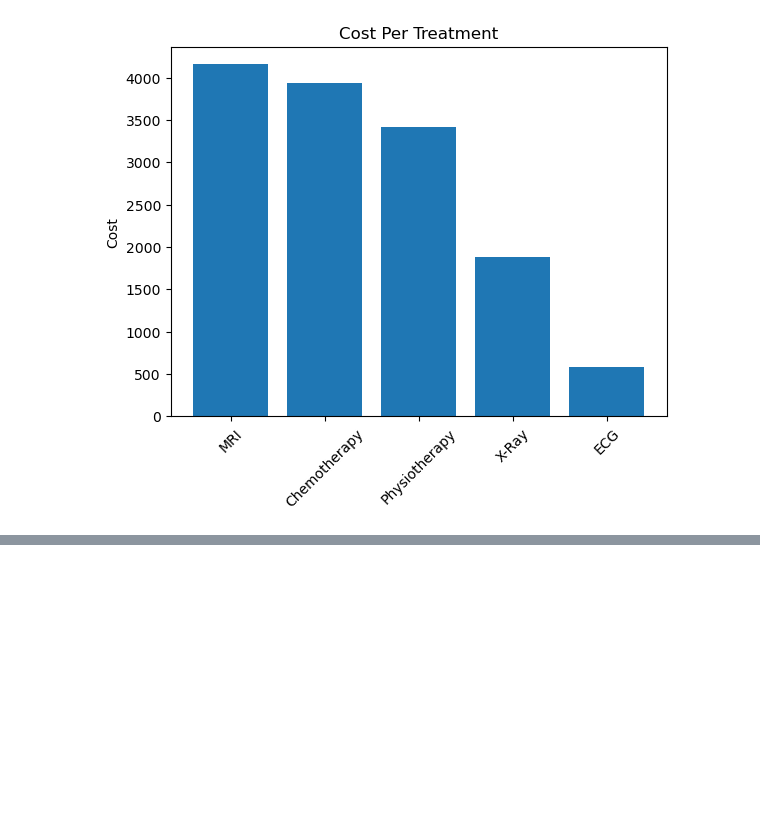
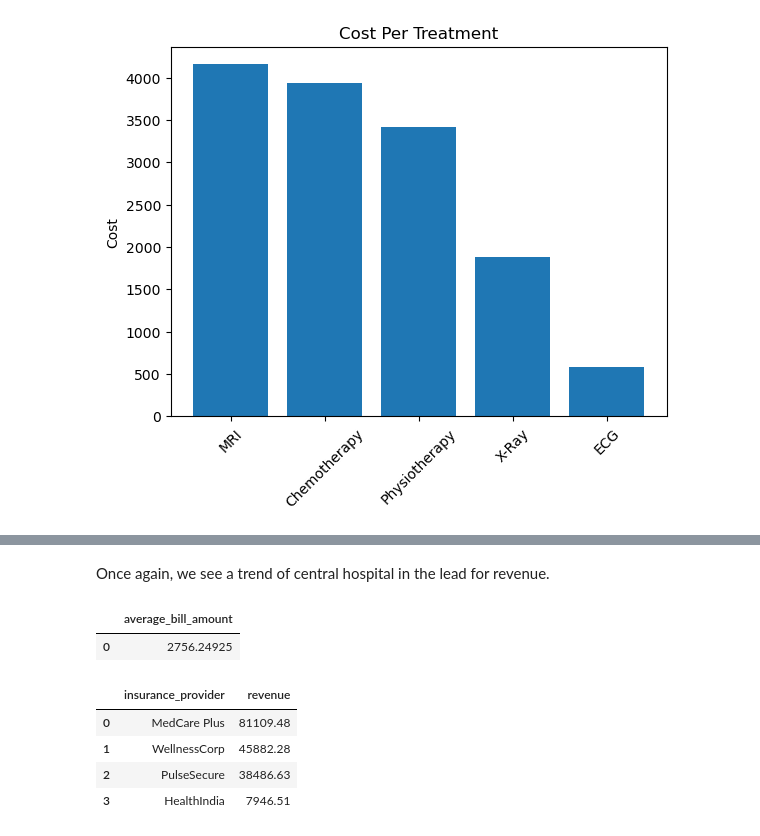
Before and after one commit to Djohnson1313/hospital_operations_intelligence, a Jupyter notebook: hospital_operations_analysis.ipynb, the cells around one changed output, grey strips where cells are left out. Cells and saved outputs as stored; diff of their text form; code cells hidden in the pictures; blank space fills up the shorter version.

```diff
--- a/hospital_operations_analysis.ipynb
+++ b/hospital_operations_analysis.ipynb
@@ -1105,0 +1149,28 @@ plt.show();
+# %% [markdown]
+Once again, we see a trend of central hospital in the lead for revenue.
+# %%
+pd.read_sql('''
+select avg(amount) as average_bill_amount
+from billing
+''', conn)
+# %% [output]
+|  | average_bill_amount |
+| 0 | 2756.24925 |
+# %%
+ins_revenue = pd.read_sql('''
+select insurance_provider, sum(amount) as revenue
+from patients as p
+join billing as b
+on p.patient_id = b.patient_id
+where payment_status = 'Paid'
+group by insurance_provider
+order by revenue desc
+''', conn)
+
+ins_revenue
+# %% [output]
+|  | insurance_provider | revenue |
+| 0 | MedCare Plus | 81109.48 |
+| 1 | WellnessCorp | 45882.28 |
+| 2 | PulseSecure | 38486.63 |
+| 3 | HealthIndia | 7946.51 |
```
Also changed, not shown: parts of 14 cells of this notebook.
